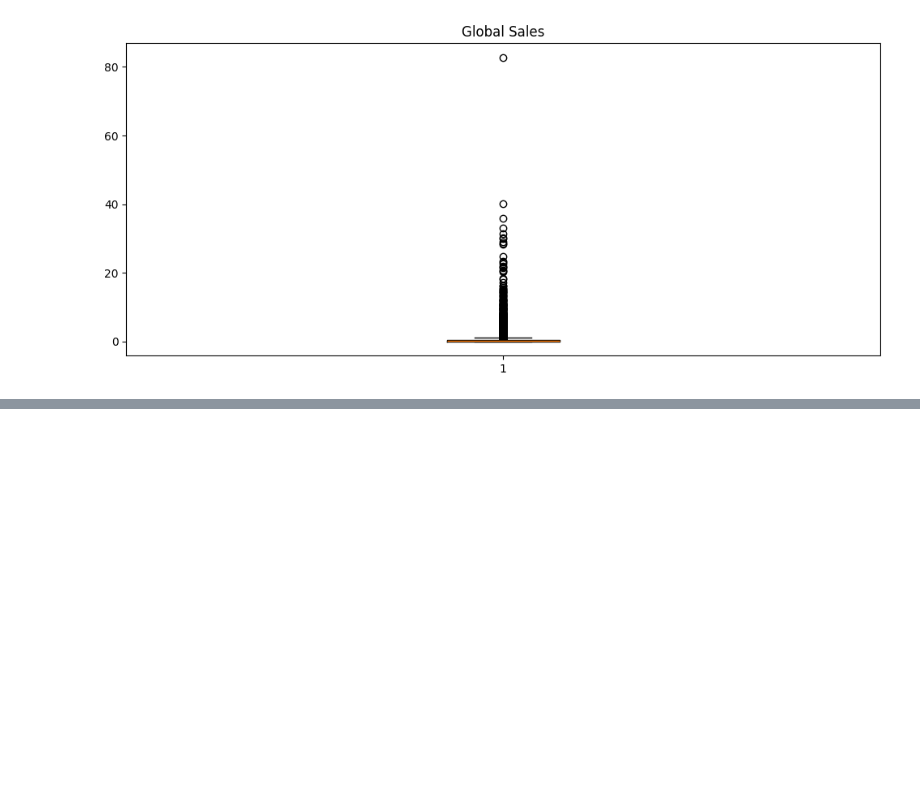
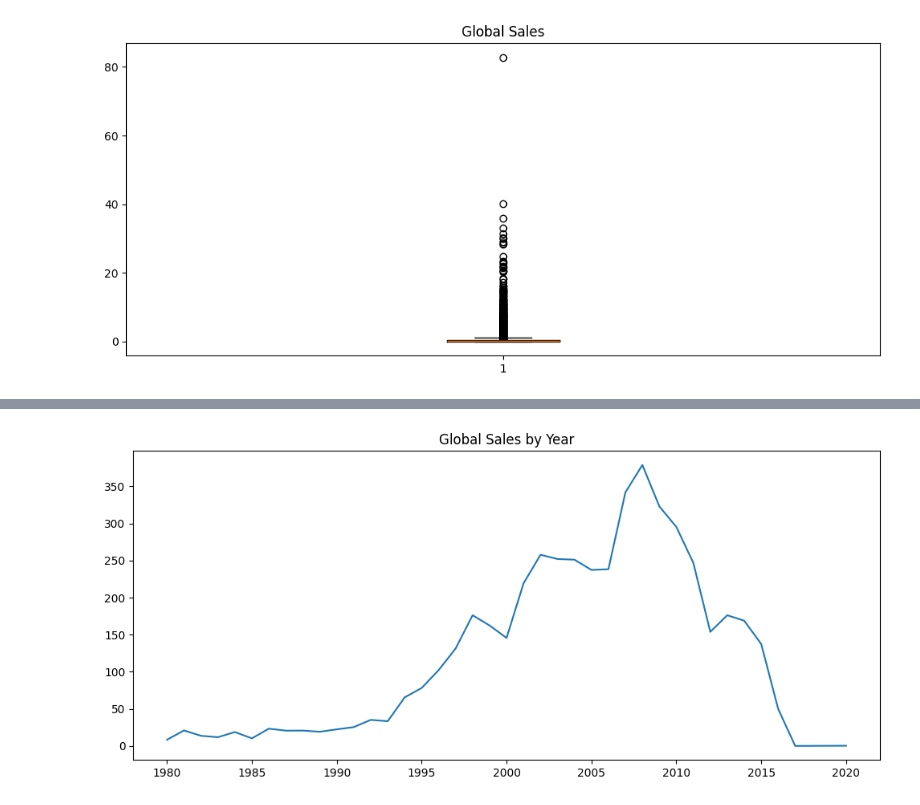
Before and after one commit to OrbitGNX/1-Video-Game-Sales---Data-Analytics, a Jupyter notebook: video-game-sales-da.ipynb, the cells around one changed output, grey strips where cells are left out. Cells and saved outputs as stored; diff of their text form; code cells hidden in the pictures; blank space fills up the shorter version.

```diff
--- a/video-game-sales-da.ipynb
+++ b/video-game-sales-da.ipynb
@@ -139,0 +260,10 @@ plt.show()
+# %%
+# Global Sales Trend
+year_sales = df.groupby('Year')['Global_Sales'].sum().reset_index()
+
+plt.figure(figsize=(12,5))
+plt.plot(year_sales['Year'],year_sales['Global_Sales'])
+plt.title("Global Sales by Year")
+plt.show()
+# %% [output]
+[figure, added]
```
Also changed, not shown: parts of 19 cells of this notebook, 1 other file.
